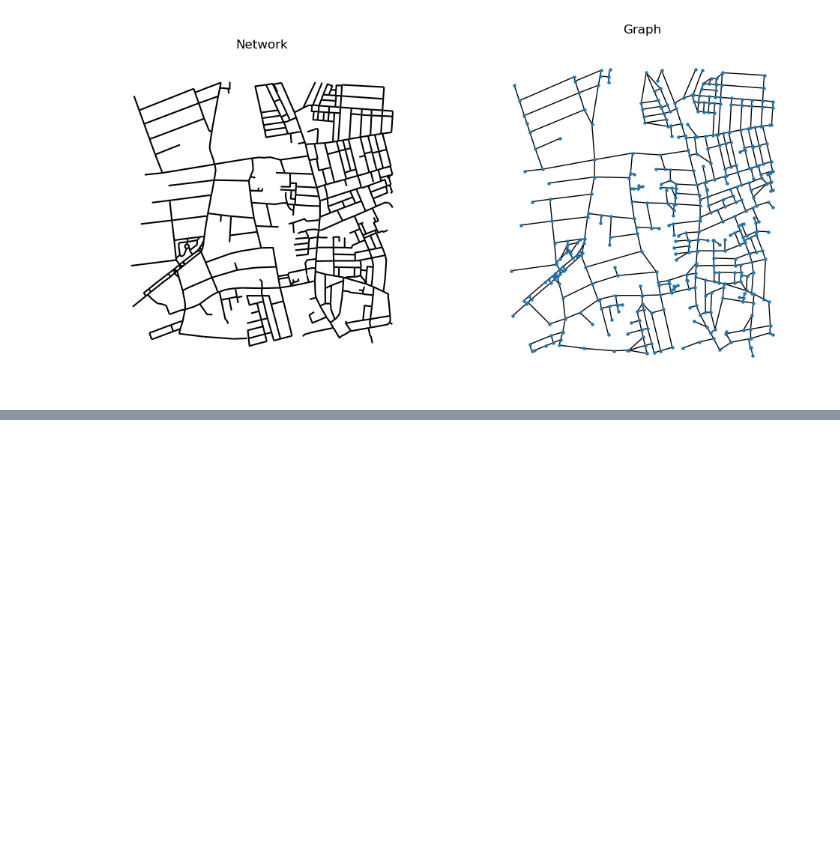
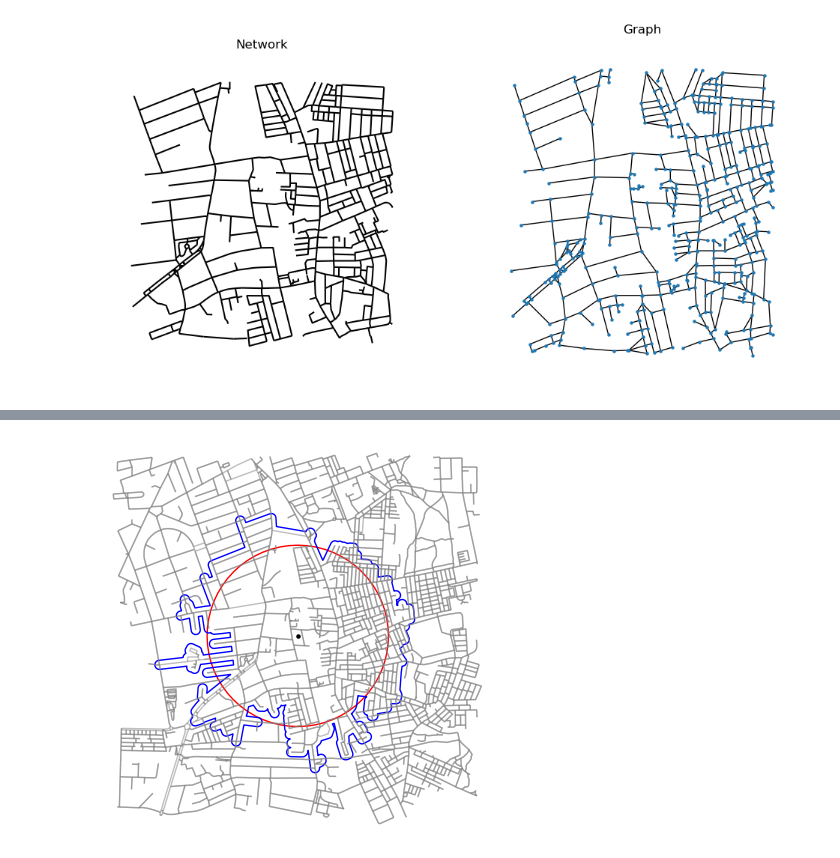
Before and after one commit to Spatial-Data-Science-and-GEO-AI-Lab/GreenEx_Py, a Jupyter notebook: Notebooks/AvailabilityNB.ipynb, the cells around one changed output, grey strips where cells are left out. Cells and saved outputs as stored; diff of their text form; code cells hidden in the pictures; blank space fills up the shorter version.

```diff
--- a/Notebooks/AvailabilityNB.ipynb
+++ b/Notebooks/AvailabilityNB.ipynb
@@ -1264,3 +1271,33 @@ items_df = gpd.GeoDataFrame.from_features(items.to_dict())
+# %%
+import pyproj
+epsg_transformer = pyproj.Transformer.from_crs("epsg:27700", "epsg:4326")
+latlon = epsg_transformer.transform(single_point['geometry'].x,single_point['geometry'].y)
+network_osm = ox.graph_from_point(latlon, dist=1000)
+network_osm_bng = ox.project_graph(network_osm, to_crs='EPSG:27700')
+# %%
+center_node = ox.distance.nearest_nodes(network_osm_bng, single_point['geometry'].x,single_point['geometry'].y)
+# Calculate the time it takes to cover each edge's distance
+meters_per_minute = 5 * 1000 / 60
+for _, _, _, data in network_osm_bng.edges(data=True, keys=True):
+    data["time"] = data["length"] / meters_per_minute
+# Compute isochrones, see separate function for line by line explanation
+isochrone_poly = make_iso_poly(network_osm_bng, center_node=center_node[0], trip_time=10)
+# %%
+aoi_gdf = gpd.GeoDataFrame(geometry=[isochrone_poly], crs="EPSG:27700")
+# %%
+import matplotlib.pyplot as plt
+
+fig, ax = plt.subplots(figsize=(5, 5))
+
+single_point.plot(ax=ax, edgecolor='black', facecolor='black', markersize=5)
+single_point.buffer(500).plot(ax=ax, edgecolor='red', facecolor='none')
+aoi_gdf.plot(ax=ax, edgecolor='blue', facecolor='none')
+ox.plot_graph(network_osm_bng, ax=ax, node_size=0, edge_color='gray', bgcolor='white', edge_alpha=0.5)
+
+fig.savefig('C:/Users/ygrin/Documents/Studie - MSc ADS/Utrecht University/Block 4 - Thesis/GitHub/GreenEx_Py/Plots/eucl_network.png', bbox_inches='tight')
+plt.show()
+# %% [output]
+[figure, added]
 # %%
 from IPython.display import Image
 
```
Also changed, not shown: parts of 8 cells of this notebook, 1 other file.
